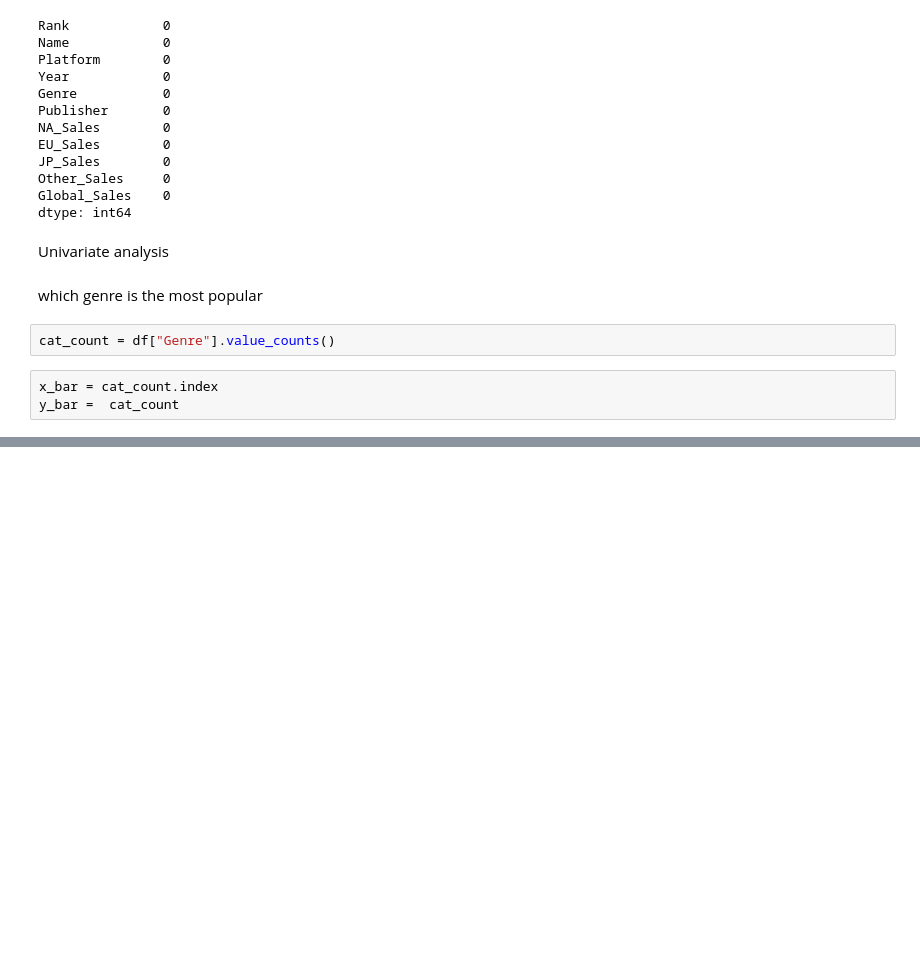
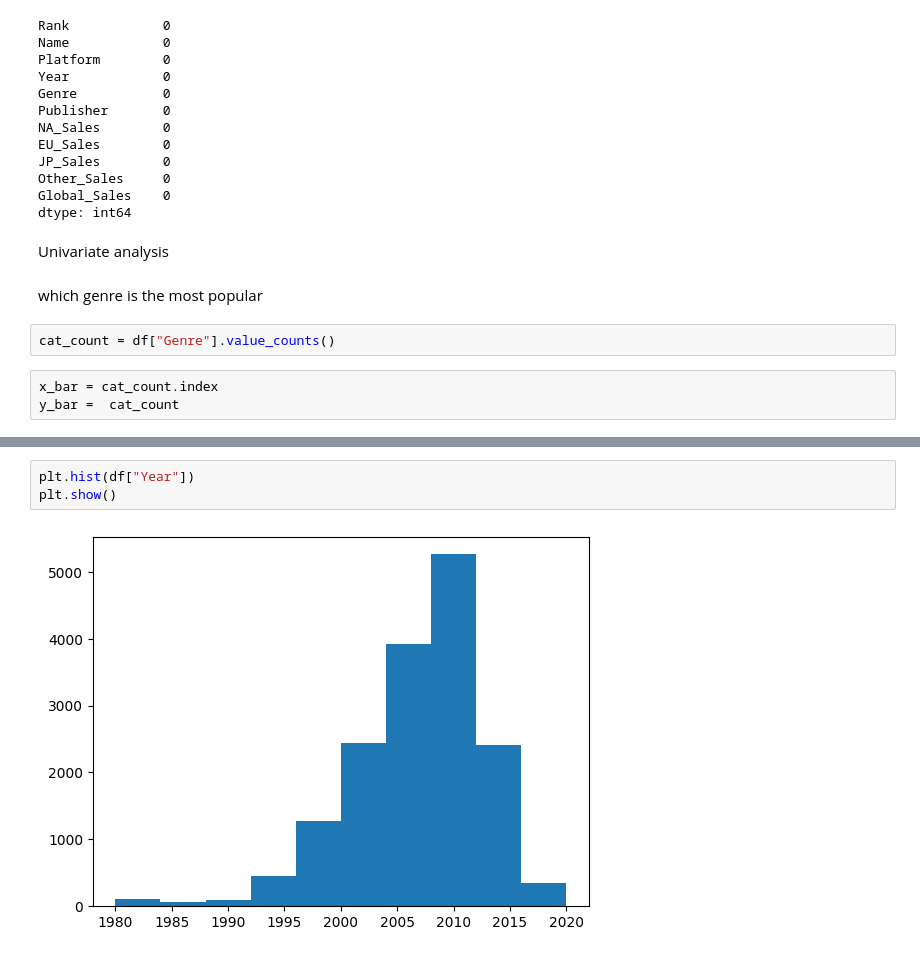
Before and after one commit to AntaraR12/game_analysis, a Jupyter notebook: notebook.ipynb, the cells around one changed output, grey strips where cells are left out. Cells and saved outputs as stored; diff of their text form; blank space fills up the shorter version.

```diff
--- a/notebook.ipynb
+++ b/notebook.ipynb
@@ -119,0 +141,5 @@ plt.show()
+# %%
+plt.hist(df["Year"])
+plt.show()
+# %% [output]
+[figure, added]
```
Also changed, not shown: parts of 9 cells of this notebook.
